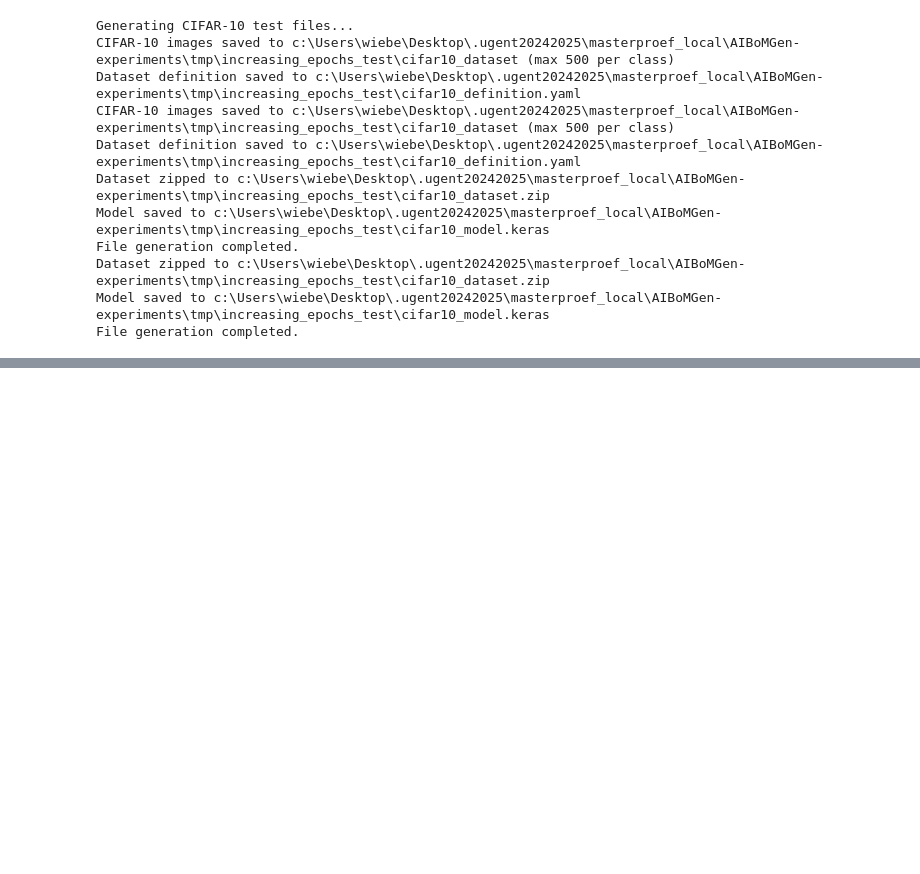
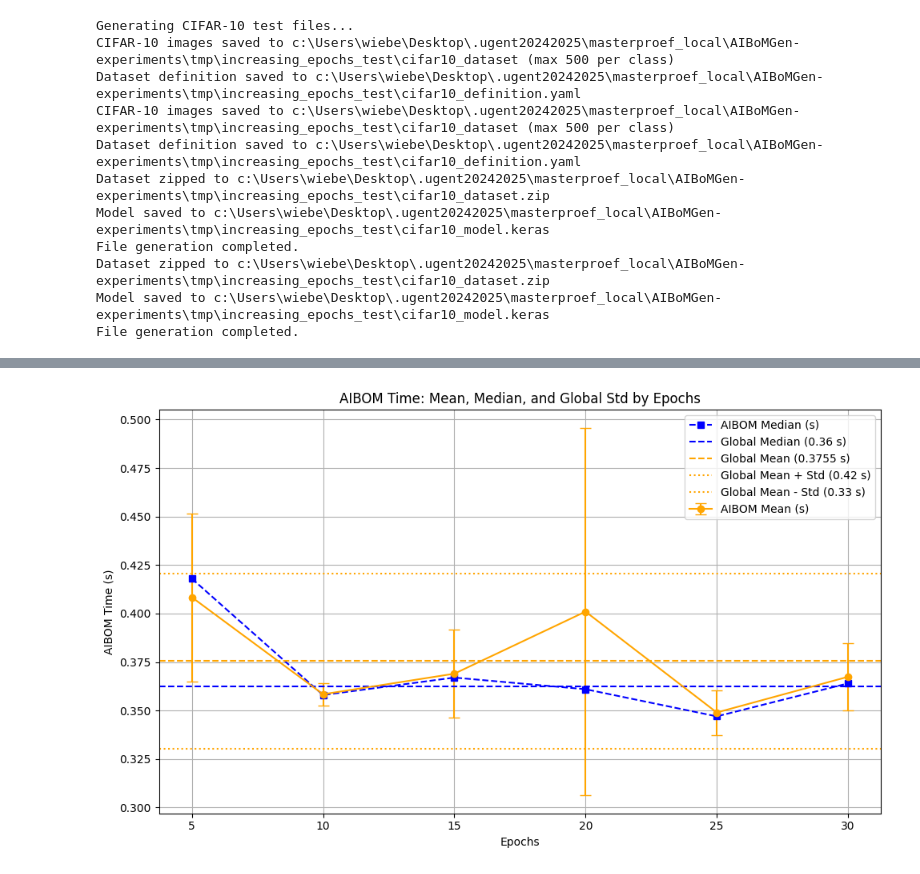
Before and after one commit to idlab-discover/AIBoMGen-experiments, a Jupyter notebook: scripts/performance/increasing_epochs_test.ipynb, the cells around one changed output, grey strips where cells are left out. Cells and saved outputs as stored; diff of their text form; code cells hidden in the pictures; blank space fills up the shorter version.

```diff
--- a/scripts/performance/increasing_epochs_test.ipynb
+++ b/scripts/performance/increasing_epochs_test.ipynb
@@ -335,0 +278,36 @@ print(summary_df)
+# %%
+# --- AIBOM Time Analysis: Median and Std ---
+import matplotlib.pyplot as plt
+import numpy as np
+import pandas as pd
+import os
+
+# Calculate median and std for AIBOM times per epoch (from raw data)
+raw_csv_path = os.path.join(DOWNLOAD_DIR, "performance_analysis_epoch_raw_results.csv")
+df_raw = pd.read_csv(raw_csv_path)
+aibom_median = df_raw.groupby("epochs")["aibom_duration"].median()
+aibom_std = agg_df[('aibom_duration', 'std')]
+
+# Calculate global median and std from all raw AIBOM times
+all_aibom_times = df_raw['aibom_duration']
+global_median = np.median(all_aibom_times)
+global_mean = np.mean(all_aibom_times)
+global_std = np.std(all_aibom_times)
+
+plt.figure(figsize=(10, 6))
+plt.errorbar(epochs, aibom_mean, yerr=aibom_std, fmt='o-', label='AIBOM Mean (s)', color='orange', capsize=5)
+plt.plot(aibom_median.index, aibom_median.values, 's--', label='AIBOM Median (s)', color='blue')
+plt.axhline(global_median, color='blue', linestyle='--', label=f'Global Median ({global_median:.2f} s)')
+plt.axhline(global_mean, color='orange', linestyle='--', label=f'Global Mean ({global_mean:.4f} s)')
+plt.axhline(global_mean + global_std, color='orange', linestyle=':', label=f'Global Mean + Std ({global_mean + global_std:.2f} s)')
+plt.axhline(global_mean - global_std, color='orange', linestyle=':', label=f'Global Mean - Std ({global_mean - global_std:.2f} s)')
+plt.xlabel('Epochs')
+plt.ylabel('AIBOM Time (s)')
+plt.title('AIBOM Time: Mean, Median, and Global Std by Epochs')
+plt.legend()
+plt.grid(True)
+plt.tight_layout()
+plt.savefig(os.path.join(DOWNLOAD_DIR, "aibom_time_median_std_plot.png"))
+plt.show()
+# %% [output]
+[figure, added]
```
Also changed, not shown: parts of 7 cells of this notebook, 9 other files.
